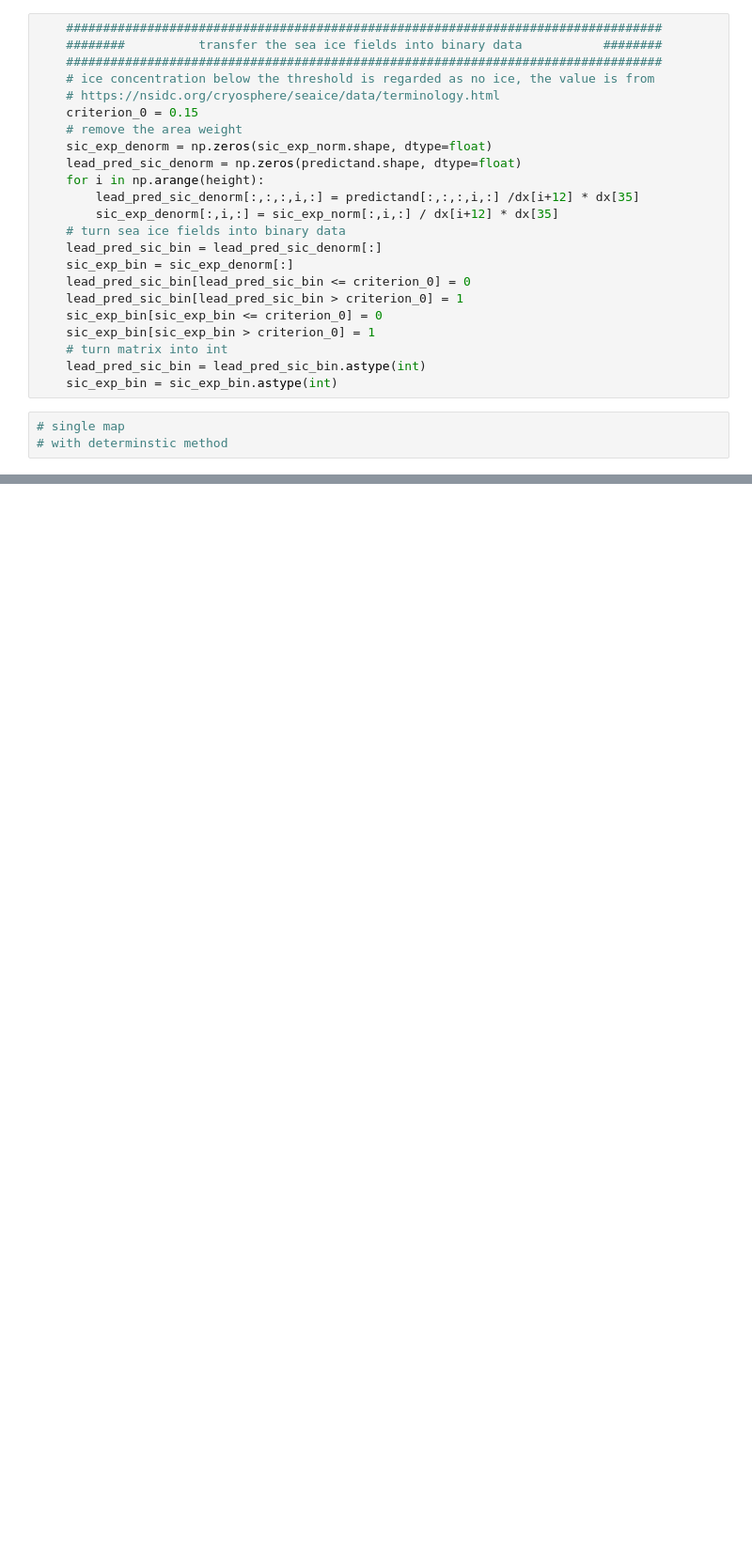
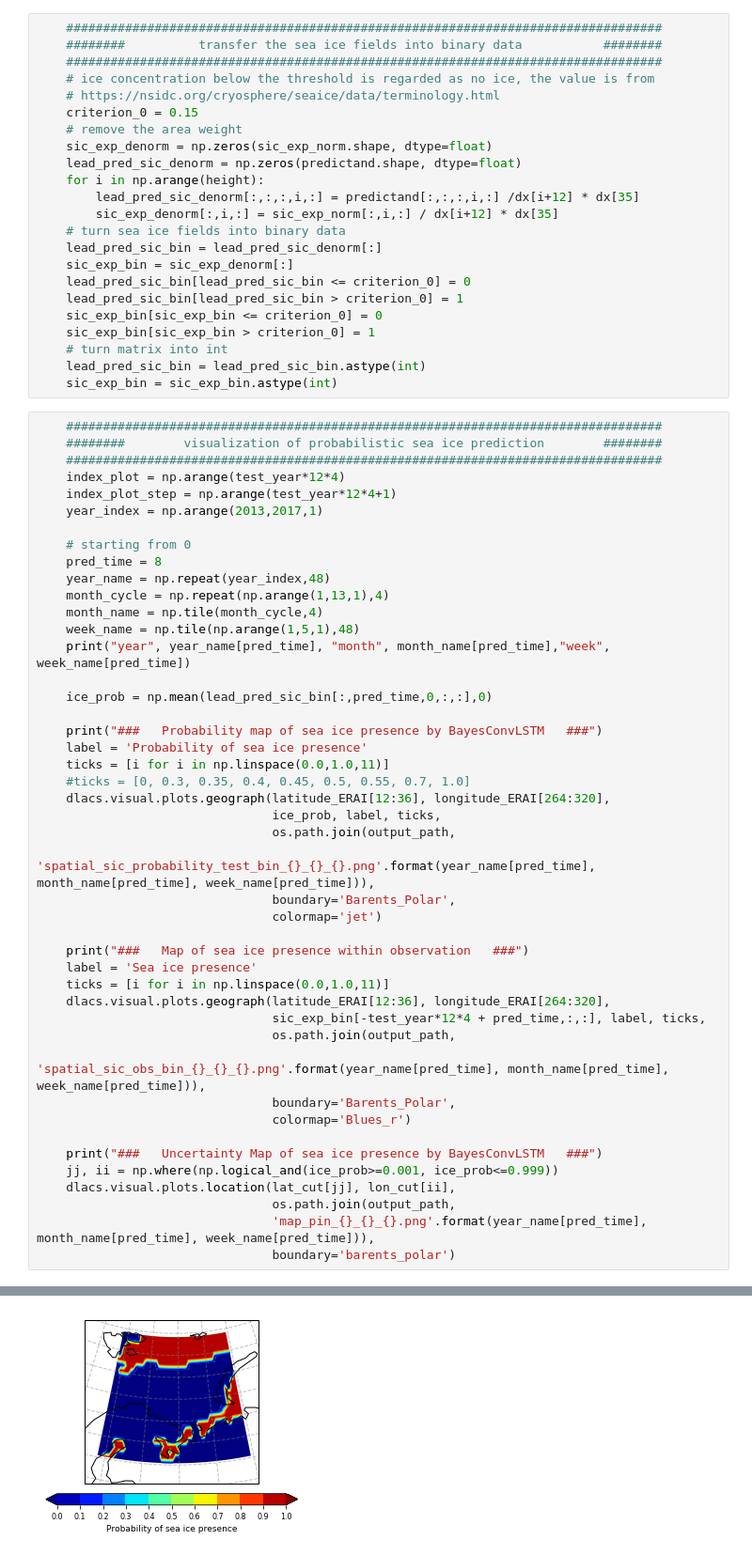
Before and after one commit to geek-yang/DeepArctic, a Jupyter notebook: BayesMap/HyperParam/validSIC/map_BayesConvLSTM_sic_ohc_Barents_hyperParam_tuning_verifySIC_postprocess.ipynb, the cells around one changed output, grey strips where cells are left out. Shown at 94% size. Saved outputs shown, nothing was run; the diff lists cells and outputs as text; blank space fills up the shorter version.

```diff
--- a/BayesMap/HyperParam/validSIC/map_BayesConvLSTM_sic_ohc_Barents_hyperParam_tuning_verifySIC_postprocess.ipynb
+++ b/BayesMap/HyperParam/validSIC/map_BayesConvLSTM_sic_ohc_Barents_hyperParam_tuning_verifySIC_postprocess.ipynb
@@ -978,6 +994,49 @@ RMSE - Persistence    66.53724354925671 + - 137.47315764613458
     # turn matrix into int
     lead_pred_sic_bin = lead_pred_sic_bin.astype(int)
     sic_exp_bin = sic_exp_bin.astype(int)
-# %%
-# single map
-# with determinstic method
+# %%
+    #################################################################################
+    ########        visualization of probabilistic sea ice prediction        ########
+    #################################################################################
+    index_plot = np.arange(test_year*12*4)
+    index_plot_step = np.arange(test_year*12*4+1)
+    year_index = np.arange(2013,2017,1)
+
+    # starting from 0
+    pred_time = 8
+    year_name = np.repeat(year_index,48)
+    month_cycle = np.repeat(np.arange(1,13,1),4)
+    month_name = np.tile(month_cycle,4)
+    week_name = np.tile(np.arange(1,5,1),48)
+    print("year", year_name[pred_time], "month", month_name[pred_time],"week", week_name[pred_time])
+
+    ice_prob = np.mean(lead_pred_sic_bin[:,pred_time,0,:,:],0)
+
+    print("###   Probability map of sea ice presence by BayesConvLSTM   ###")
+    label = 'Probability of sea ice presence'
+    ticks = [i for i in np.linspace(0.0,1.0,11)]
+    #ticks = [0, 0.3, 0.35, 0.4, 0.45, 0.5, 0.55, 0.7, 1.0]
+    dlacs.visual.plots.geograph(latitude_ERAI[12:36], longitude_ERAI[264:320],
+                                ice_prob, label, ticks,
+                                os.path.join(output_path,
+                                'spatial_sic_probability_test_bin_{}_{}_{}.png'.format(year_name[pred_time], month_name[pred_time], week_name[pred_time])),
+                                boundary='Barents_Polar',
+                                colormap='jet')
+
+    print("###   Map of sea ice presence within observation   ###")
+    label = 'Sea ice presence'
+    ticks = [i for i in np.linspace(0.0,1.0,11)]
+    dlacs.visual.plots.geograph(latitude_ERAI[12:36], longitude_ERAI[264:320],
+                                sic_exp_bin[-test_year*12*4 + pred_time,:,:], label, ticks,
+                                os.path.join(output_path,
+                                'spatial_sic_obs_bin_{}_{}_{}.png'.format(year_name[pred_time], month_name[pred_time], week_name[pred_time])),
+                                boundary='Barents_Polar',
+                                colormap='Blues_r')
+
+    print("###   Uncertainty Map of sea ice presence by BayesConvLSTM   ###")
+    jj, ii = np.where(np.logical_and(ice_prob>=0.001, ice_prob<=0.999))
+    dlacs.visual.plots.location(lat_cut[jj], lon_cut[ii],
+                                os.path.join(output_path,
+                                'map_pin_{}_{}_{}.png'.format(year_name[pred_time], month_name[pred_time], week_name[pred_time])),
+                                boundary='barents_polar')
+# %% [output]
@@ -983,0 +1047 @@ RMSE - Persistence    66.53724354925671 + - 137.47315764613458
+[figure, added]
```
Also changed, not shown: parts of 8 cells of this notebook.
